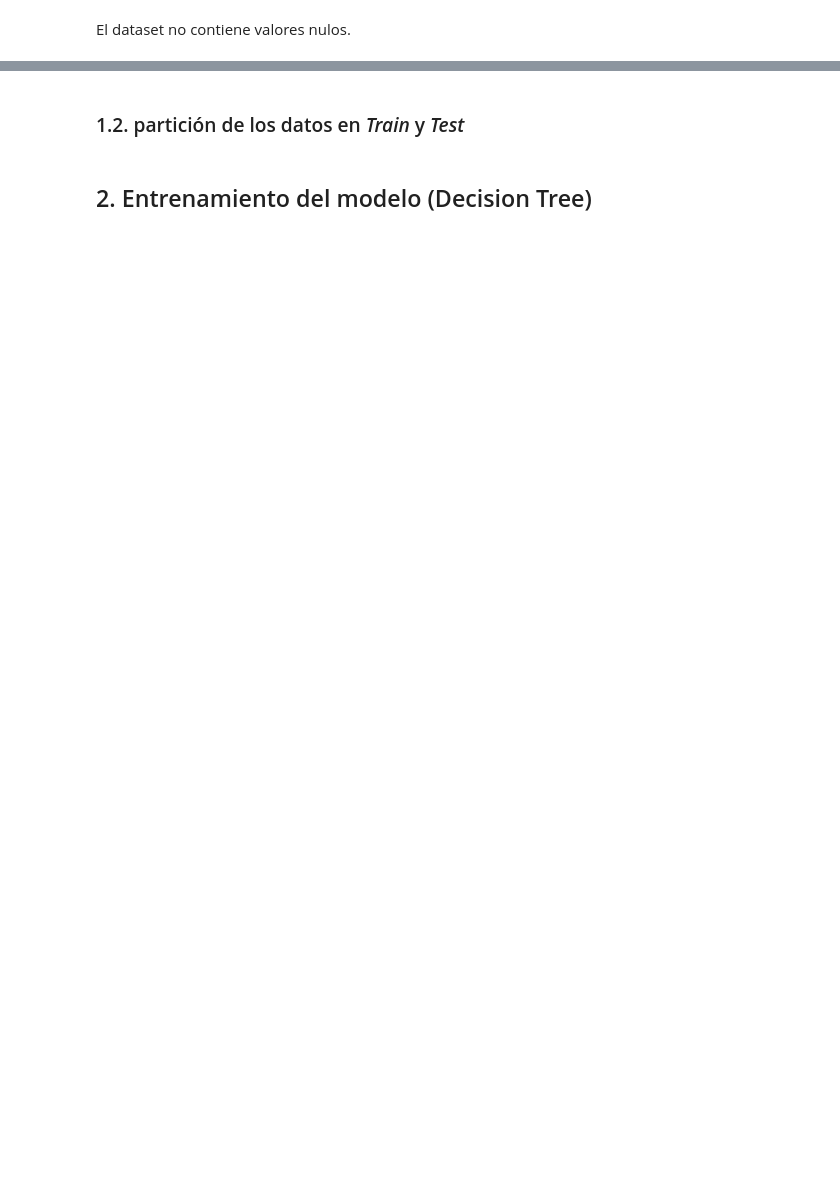
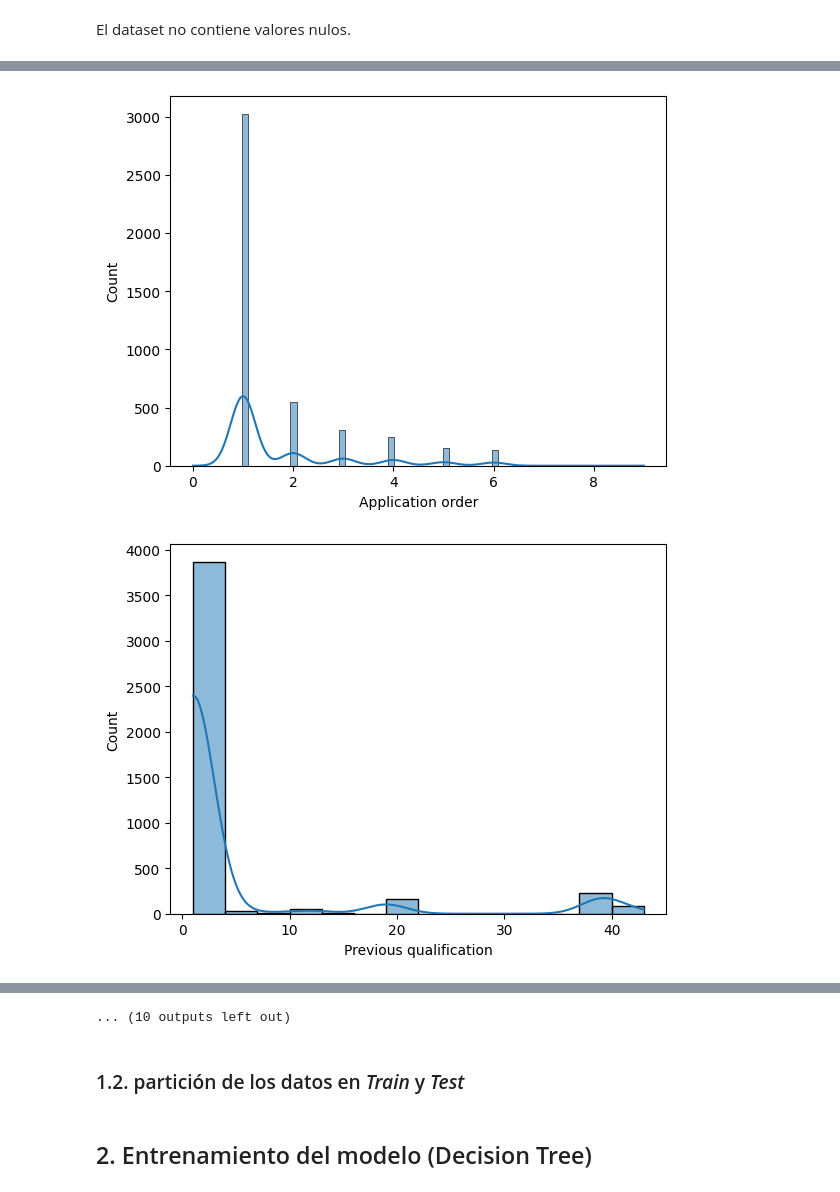
Before and after one commit to JMGO-coding/MLX_academic_performance, a Jupyter notebook: src/eda.ipynb, the cells around one changed output, grey strips where cells are left out. Saved outputs shown, nothing was run; the diff lists cells and outputs as text; code cells hidden in the pictures; blank space fills up the shorter version.

```diff
--- a/src/eda.ipynb
+++ b/src/eda.ipynb
@@ -127,9 +125,10 @@ def load_model(model_path="models/best_model_DT.pkl"):
 # Fijamos la semilla y los directorios
 
 SEED = 2024
-directory = '../'
+directory = './'
 plots_directory = directory + 'plots/'
 data_directory = directory + 'data/'
+data_directory = "/content/MLX_academic_performance/data/"
 # %%
 # Lectura del Dataset y primera visualziación
 
@@ -155,8 +190,8 @@ numerical_features = ['Application order', 'Previous qualification', 'Previous q
                       'Mother\'s qualification',  'Father\'s qualification', 'Admission grade', 'Age at enrollment',
                       'Curricular units 1st sem (credited)',  'Curricular units 1st sem (enrolled)',  'Curricular units 1st sem (evaluations)',
                       'Curricular units 1st sem (approved)', 'Curricular units 1st sem (grade)',  'Curricular units 1st sem (without evaluations)',
-                      'Curricular units 2st sem (credited)',  'Curricular units 2st sem (enrolled)',  'Curricular units 2st sem (evaluations)',
-                      'Curricular units 2st sem (approved)', 'Curricular units 2st sem (grade)',  'Curricular units 2st sem (without evaluations)',
+                      'Curricular units 2nd sem (credited)',  'Curricular units 2nd sem (enrolled)',  'Curricular units 2nd sem (evaluations)',
+                      'Curricular units 2nd sem (approved)', 'Curricular units 2nd sem (grade)',  'Curricular units 2nd sem (without evaluations)',
                       'Unemployment rate', 'Inflation rate', 'GDP'
                     ]
 binary_features = ['Daytime/evening attendance\t', 'Displaced', 'Educational special needs', 'Debtor', 'Tuition fees up to date', 'Gender',
@@ -171,0 +251,7 @@ for feature in [target_feature] + categorical_features + binary_features:
+# %%
+for feature in numerical_features:
+    sns.histplot(df[feature], kde=True)
+    plt.show()
+# %% [output]
+[figure, added]
+[figure, added]
@@ -172,3 +268,4 @@ for feature in [target_feature] + categorical_features + binary_features:
+... (10 outputs left out)
 # %% [markdown]
 ### 1.2. partición de los datos en *Train* y *Test*
 # %%
```
Also changed, not shown: parts of 14 cells of this notebook.
